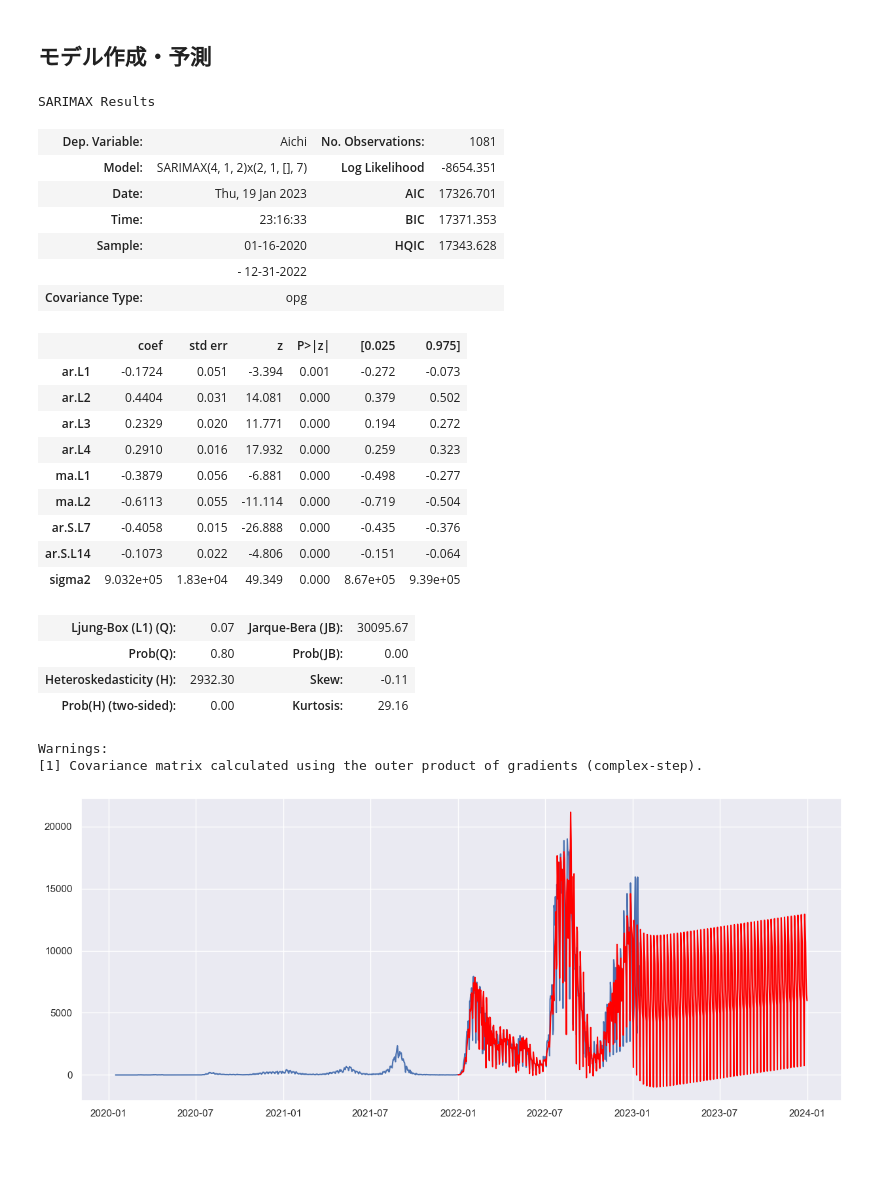
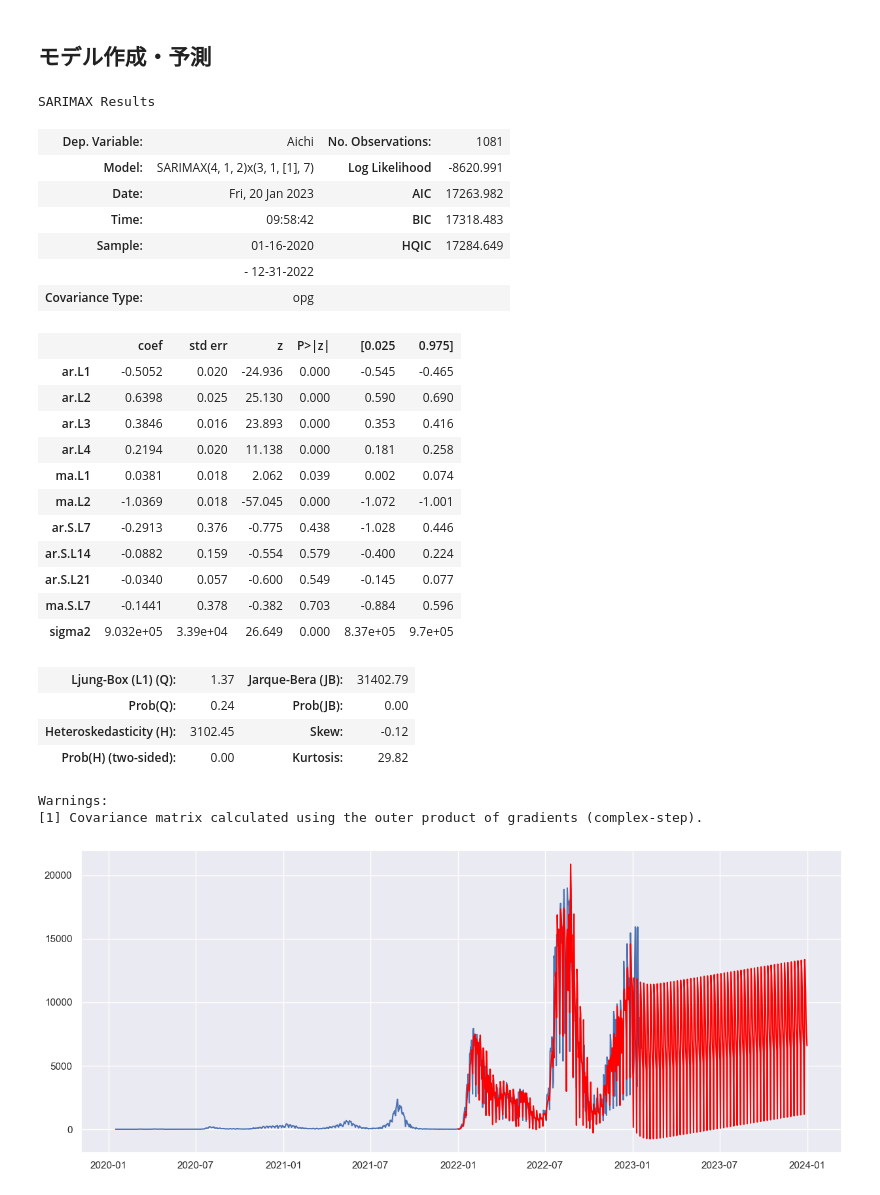
Before and after one commit to ayukichi/timeseries_analysis, a Jupyter notebook: SARIMAX/SARIMAX.ipynb, the cells around one changed output. Cells and saved outputs as stored; diff of their text form; code cells hidden in the pictures; blank space fills up the shorter version.

```diff
--- a/SARIMAX/SARIMAX.ipynb
+++ b/SARIMAX/SARIMAX.ipynb
@@ -190,33 +191,35 @@ ARIMA(4, 1, 2)x(1, 2, 1, 7)7 - AIC:30437.41217735533
 #データ分割
 train_data = data_aichi[:'2022-12-31']
 # %%
-sarima_model = sm.tsa.SARIMAX(train_data, order=(4,1,2), seasonal_order=(2,1,0,7), enforce_invertibility=False, enforce_stationarity=False)
+sarima_model = sm.tsa.SARIMAX(train_data, order=(4,1,2), seasonal_order=(3,1,1,7), enforce_invertibility=False, enforce_stationarity=False)
 result = sarima_model.fit()
 
 result.summary()
 # %% [output]
 SARIMAX Results
 | Dep. Variable: | Aichi | No. Observations: | 1081 |
-| Model: | SARIMAX(4, 1, 2)x(2, 1, [], 7) | Log Likelihood | -8654.351 |
-| Date: | Thu, 19 Jan 2023 | AIC | 17326.701 |
-| Time: | 23:16:33 | BIC | 17371.353 |
-| Sample: | 01-16-2020 | HQIC | 17343.628 |
+| Model: | SARIMAX(4, 1, 2)x(3, 1, [1], 7) | Log Likelihood | -8620.991 |
+| Date: | Fri, 20 Jan 2023 | AIC | 17263.982 |
+| Time: | 09:58:42 | BIC | 17318.483 |
+| Sample: | 01-16-2020 | HQIC | 17284.649 |
 |  | - 12-31-2022 |  |  |
 | Covariance Type: | opg |  |  |
 |  | coef | std err | z | P>|z| | [0.025 | 0.975] |
-| ar.L1 | -0.1724 | 0.051 | -3.394 | 0.001 | -0.272 | -0.073 |
-| ar.L2 | 0.4404 | 0.031 | 14.081 | 0.000 | 0.379 | 0.502 |
-| ar.L3 | 0.2329 | 0.020 | 11.771 | 0.000 | 0.194 | 0.272 |
-| ar.L4 | 0.2910 | 0.016 | 17.932 | 0.000 | 0.259 | 0.323 |
-| ma.L1 | -0.3879 | 0.056 | -6.881 | 0.000 | -0.498 | -0.277 |
-| ma.L2 | -0.6113 | 0.055 | -11.114 | 0.000 | -0.719 | -0.504 |
-| ar.S.L7 | -0.4058 | 0.015 | -26.888 | 0.000 | -0.435 | -0.376 |
-| ar.S.L14 | -0.1073 | 0.022 | -4.806 | 0.000 | -0.151 | -0.064 |
-| sigma2 | 9.032e+05 | 1.83e+04 | 49.349 | 0.000 | 8.67e+05 | 9.39e+05 |
+| ar.L1 | -0.5052 | 0.020 | -24.936 | 0.000 | -0.545 | -0.465 |
+| ar.L2 | 0.6398 | 0.025 | 25.130 | 0.000 | 0.590 | 0.690 |
+| ar.L3 | 0.3846 | 0.016 | 23.893 | 0.000 | 0.353 | 0.416 |
+| ar.L4 | 0.2194 | 0.020 | 11.138 | 0.000 | 0.181 | 0.258 |
+| ma.L1 | 0.0381 | 0.018 | 2.062 | 0.039 | 0.002 | 0.074 |
+| ma.L2 | -1.0369 | 0.018 | -57.045 | 0.000 | -1.072 | -1.001 |
+| ar.S.L7 | -0.2913 | 0.376 | -0.775 | 0.438 | -1.028 | 0.446 |
+| ar.S.L14 | -0.0882 | 0.159 | -0.554 | 0.579 | -0.400 | 0.224 |
+| ar.S.L21 | -0.0340 | 0.057 | -0.600 | 0.549 | -0.145 | 0.077 |
+| ma.S.L7 | -0.1441 | 0.378 | -0.382 | 0.703 | -0.884 | 0.596 |
+| sigma2 | 9.032e+05 | 3.39e+04 | 26.649 | 0.000 | 8.37e+05 | 9.7e+05 |
-| Ljung-Box (L1) (Q): | 0.07 | Jarque-Bera (JB): | 30095.67 |
-| Prob(Q): | 0.80 | Prob(JB): | 0.00 |
-| Heteroskedasticity (H): | 2932.30 | Skew: | -0.11 |
-| Prob(H) (two-sided): | 0.00 | Kurtosis: | 29.16 |
+| Ljung-Box (L1) (Q): | 1.37 | Jarque-Bera (JB): | 31402.79 |
+| Prob(Q): | 0.24 | Prob(JB): | 0.00 |
+| Heteroskedasticity (H): | 3102.45 | Skew: | -0.12 |
+| Prob(H) (two-sided): | 0.00 | Kurtosis: | 29.82 |
 Warnings:
 [1] Covariance matrix calculated using the outer product of gradients (complex-step).
 # %%
@@ -226,4 +229,4 @@ plt.plot(data_aichi, c='b')
 plt.plot(best_pred, c='red')
 plt.show()
 # %% [output]
-[figure, old version]
+[figure, new version]
```
Also changed, not shown: parts of 15 cells of this notebook.
